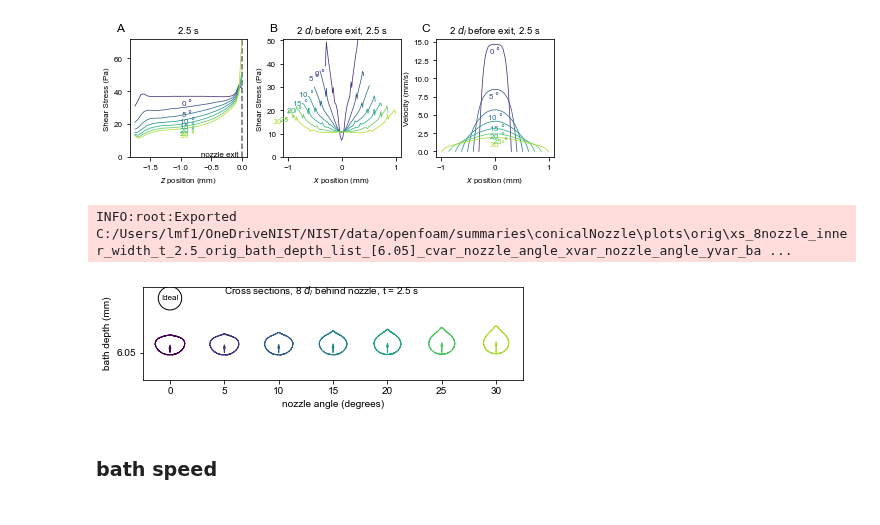
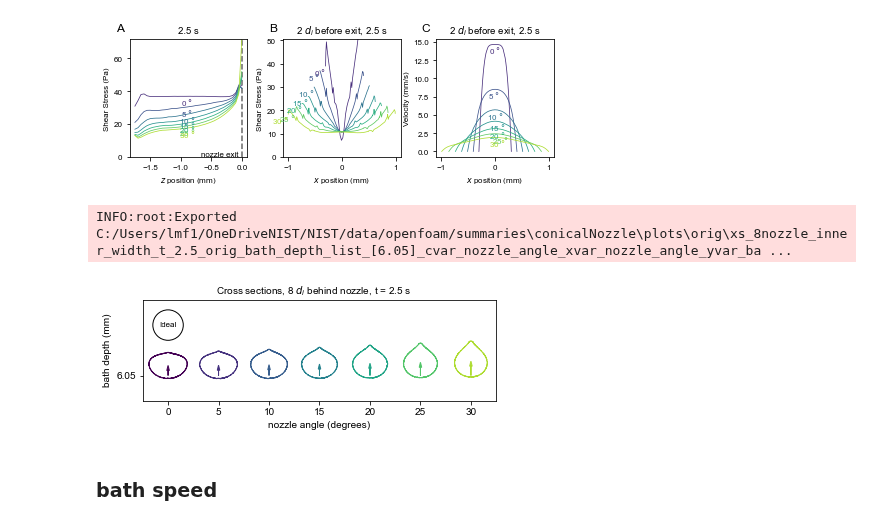
Before and after one commit to usnistgov/openfoamEmbedded3DP, a Jupyter notebook: pythonscripts/interfacemetrics_conicalNozzle.ipynb, the cells around one changed output. Saved outputs shown, nothing was run; the diff lists cells and outputs as text; code cells hidden in the pictures.

Commit message:
update plotting tools

```diff
--- a/pythonscripts/interfacemetrics_conicalNozzle.ipynb
+++ b/pythonscripts/interfacemetrics_conicalNozzle.ipynb
@@ -126,11 +126,11 @@ INFO:root:Exported C:/Users/lmf1/OneDriveNIST/NIST/data/openfoam/summaries\conic
 [figure]
 # %%
 XSPlots0(TOPFOLDERS[0], EXPORTFOLDER, 2.5, 8, xunits='nozzle_inner_width',
-         bath_depth_list=[6.05], adjustBounds=False, cvar='nozzle_angle',
+         bath_depth_list=[6.05], cvar='nozzle_angle',
          xvar='nozzle_angle', yvar='bath_depth', overwrite=True)
 # %% [output]
 INFO:root:Exported C:/Users/lmf1/OneDriveNIST/NIST/data/openfoam/summaries\conicalNozzle\plots\orig\xs_8nozzle_inner_width_t_2.5_orig_bath_depth_list_[6.05]_cvar_nozzle_angle_xvar_nozzle_angle_yvar_ba ...
-[figure, old version]
+[figure, new version]
 # %% [markdown]
 ### bath speed
 # %%
```
Also changed, not shown: parts of 5 cells of this notebook, 6 other files.
